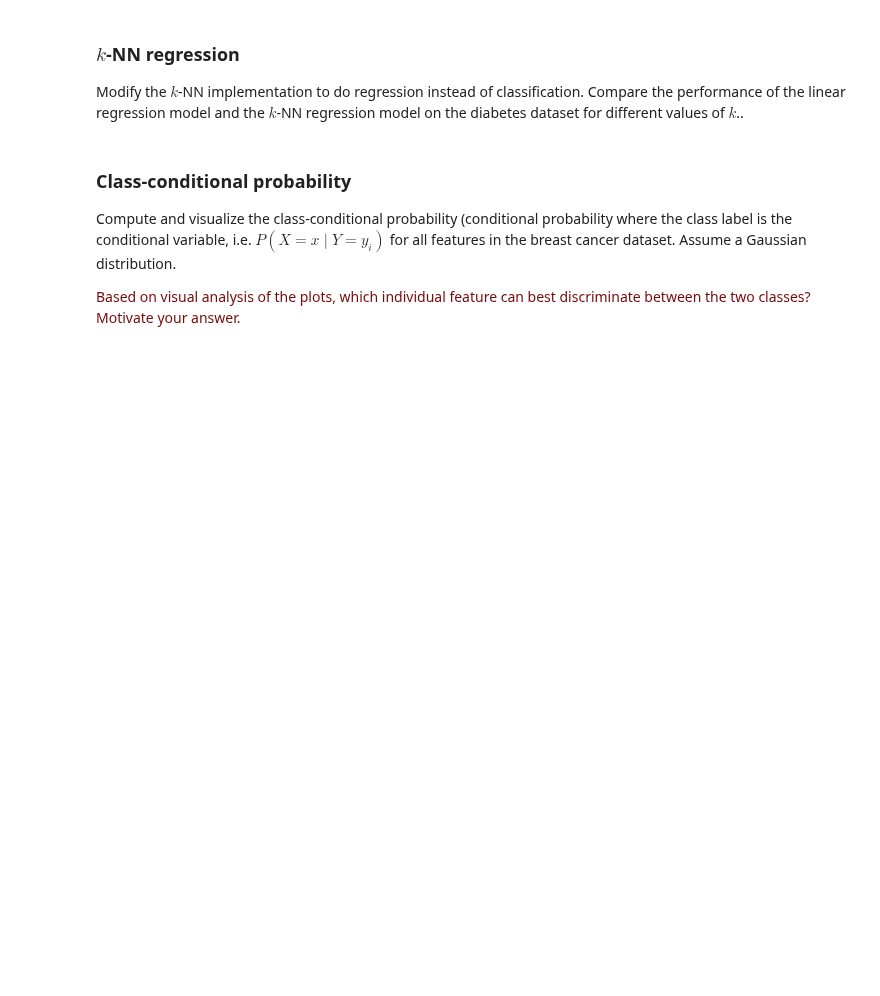
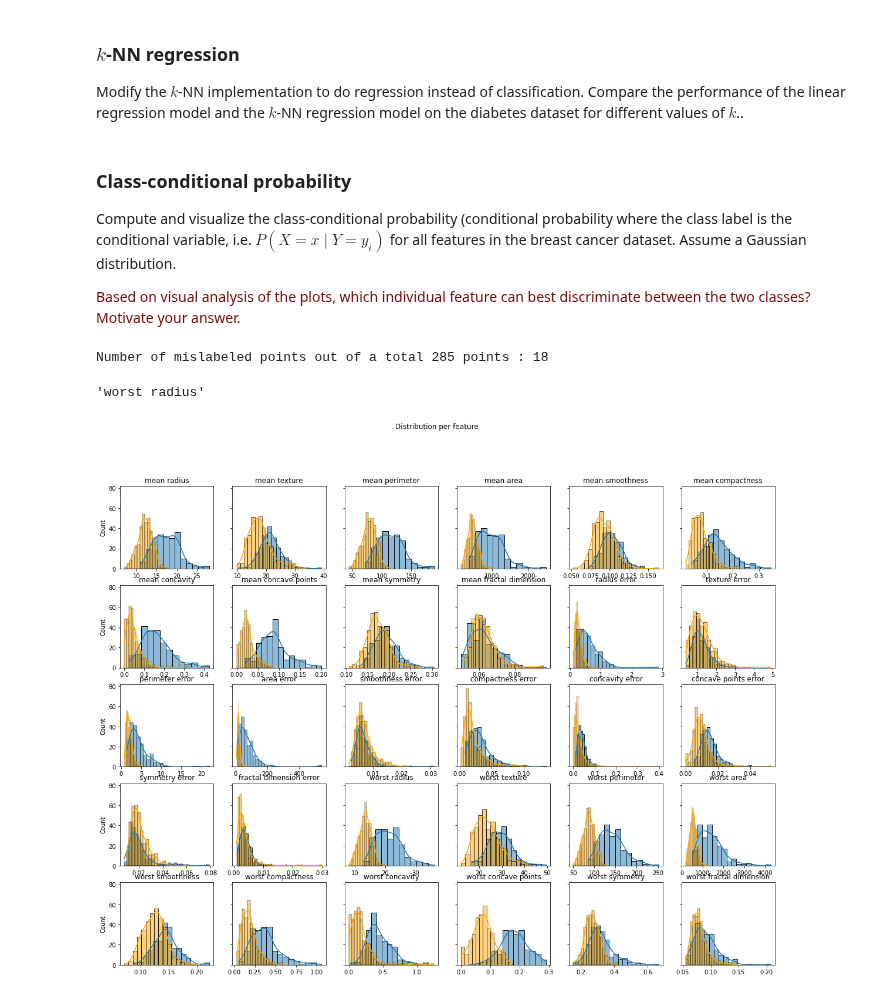
Before and after one commit to MirtheK/8dm50-machine-learning, a Jupyter notebook: practicals/week_1.ipynb, the cells around one changed output. Drawn from its saved outputs; the diff is of its cells as text; code cells hidden in the pictures; blank space fills up the shorter version.

```diff
--- a/practicals/week_1.ipynb
+++ b/practicals/week_1.ipynb
@@ -159,3 +335,55 @@ Modify the $k$-NN implementation to do regression instead of classification. Com
 Compute and visualize the class-conditional probability (conditional probability where the class label is the conditional variable, i.e. $P(X = x \mid Y = y_i)$ for all features in the breast cancer dataset. Assume a Gaussian distribution.
 
 <p><font color='#770a0a'>Based on visual analysis of the plots, which individual feature can best discriminate between the two classes? Motivate your answer.</font></p>
+# %%
+from sklearn.naive_bayes import GaussianNB
+from sklearn.model_selection import train_test_split
+X_test, y_test = load_breast_cancer(return_X_y=True)
+X_train, X_test, y_train, y_test = train_test_split(X_test, y_test, test_size=0.5, random_state=0)
+gnb = GaussianNB()
+
+y_pred = gnb.fit(X_train[:,0], y_train).predict(X_test[:,0])
+y_prob = gnb.fit(X_train, y_train).predict_proba(X_test)
+print("Number of mislabeled points out of a total %d points : %d"% (X_test.shape[0], (y_test != y_pred).sum()))
+# %% [output]
+Number of mislabeled points out of a total 285 points : 18
+# %%
+data = load_breast_cancer(as_frame = True)
+breast_cancer = data['data']
+data['data']['target'] = data['target']
+
+xlabel = breast_cancer.columns
+# %%
+xlabel[20]
+# %% [output]
+'worst radius'
+# %%
+columns = {}
+
+for column in range(len(breast_cancer.T)):
+    columns[column] = breast_cancer.iloc[:,column]
+# %%
+data_0 = {}
+data_1 = {}
+
+for k in range(len(columns)):
+    data_0[k] = []
+    data_1[k] = []
+    for i in range(len(data['target'])):
+        if data['data']['target'][i] == 0:
+            data_0[k].append(columns[k].iloc[i])
+        if data['data']['target'][i] == 1:
+            data_1[k].append(columns[k].iloc[i])
+# %%
+fig, axes = plt.subplots(5, 6, figsize=(20, 15), sharey=True)
+fig.suptitle('Distribution per feature')
+
+counter = 0
+for i in range(5):
+    for j in range(6):
+        sns.histplot(data_0[counter], kde = True, ax=axes[i, j])
+        sns.histplot(data_1[counter], kde = True, color = 'orange', ax=axes[i, j])
+        axes[i,j].set_title(xlabel[counter])
+        counter = counter+1
+# %% [output]
+[figure, added]
```
Also changed, not shown: parts of 12 cells of this notebook.
